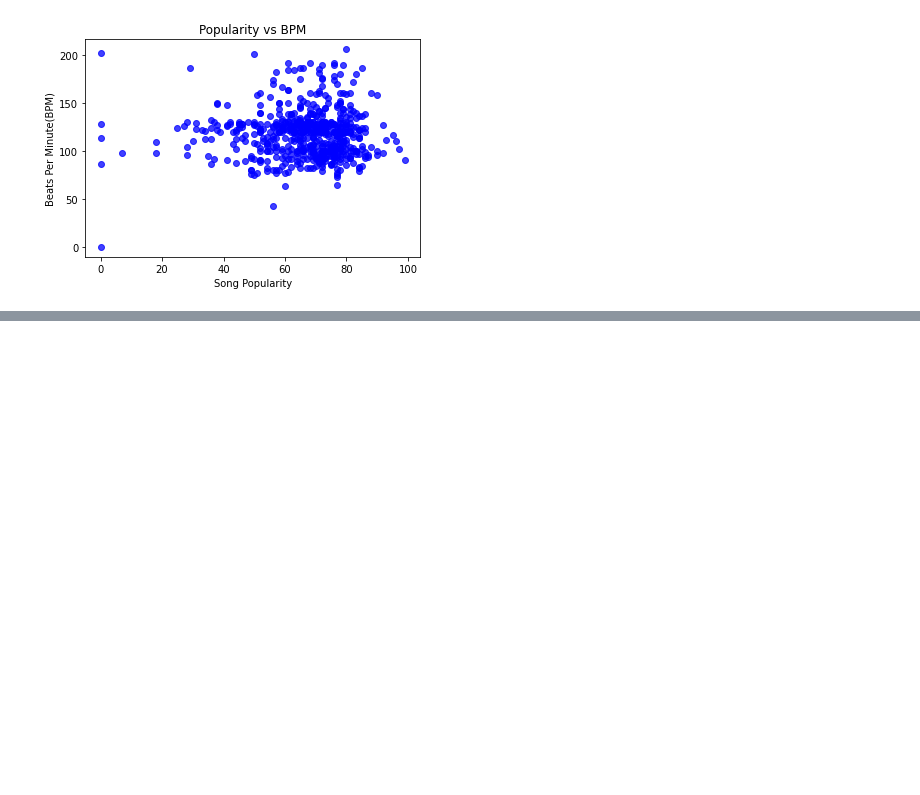
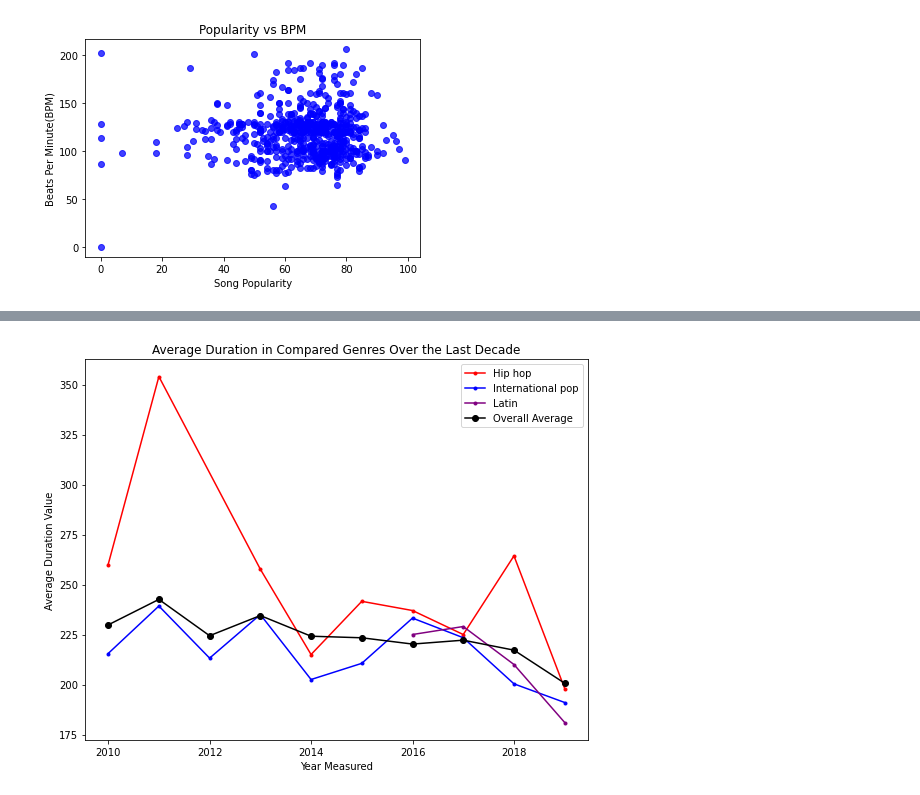
Before and after one commit to Boyder3113/Project_1, a Jupyter notebook: Untitled.ipynb, the cells around one changed output, grey strips where cells are left out. Saved outputs shown, nothing was run; the diff lists cells and outputs as text; code cells hidden in the pictures; blank space fills up the shorter version.

```diff
--- a/Untitled.ipynb
+++ b/Untitled.ipynb
@@ -210,0 +228,37 @@ Text(0, 0.5, 'Beats Per Minute(BPM)')
+# %%
+def getDurAvgLine(lineColor):
+    avgLine = spotdata.groupby(["year"]).mean()
+    avgPlot = plt.plot(avgLine.index, avgLine["dur"], color = lineColor,
+                       label = "Overall Average", marker = "o")
+    plt.title(f"Average Duration in All Genres Over the Last Decade")
+    plt.xlabel("Year Measured")
+    plt.ylabel("Average Duration Value")
+    plt.legend(loc = "best")
+    fig = plt.gcf()
+    fig.set_size_inches(9, 7)
+
+# Plot the average Val of a specified genre over the decade in a line graph
+def getDurGenreLine(genre, lineColor):
+    nuList = spotdata.loc[spotdata["simplified genres"] == genre,:]
+    valByYear = nuList.groupby(["year"]).mean()
+    edmPlot = plt.plot(valByYear.index, valByYear["dur"], color = lineColor,
+                       label = genre.capitalize(), marker = ".")
+    plt.title(f"Valence in {genre.capitalize()} over the Last Decade")
+    plt.xlabel("Year Measured")
+    plt.ylabel("Average Valence Value")
+    plt.legend(loc = "best")
+    fig = plt.gcf()
+    fig.set_size_inches(9, 7)
+
+# Create a multi-line graph comparing specified genres to the average of
+    # all genres over the course of the decade
+def getCompDur(genres, colors = ["green", "yellow", "purple",
+                                 "brown", "red", "blue"]):
+    x = 0
+    genresTwo = genres
+    for genre in genres:
+        genresTwo[x] = getDurGenreLine(genre, colors[0])
+        colors.remove(colors[0])
+        x += 1
+    getDurAvgLine("black")
+    plt.title(f"Average Duration in Compared Genres Over the Last Decade")
@@ -210,0 +347,9 @@ Text(0, 0.5, 'Beats Per Minute(BPM)')
+# %%
+# Define the genres and the colors of the lines in the graph
+genres = ["hip hop", "international pop", "latin"]
+colors = ["red", "blue", 'purple']
+
+# Construct the graph
+getCompDur(genres, colors)
+# %% [output]
+[figure, added]
```
Also changed, not shown: parts of 7 cells of this notebook, 3 other files.
